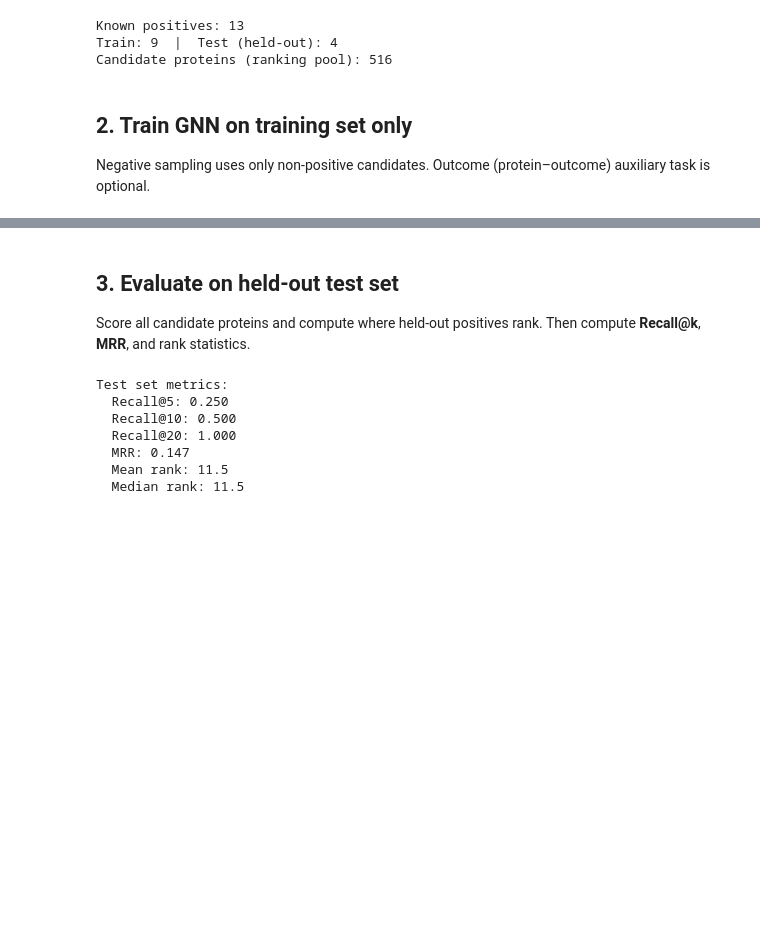
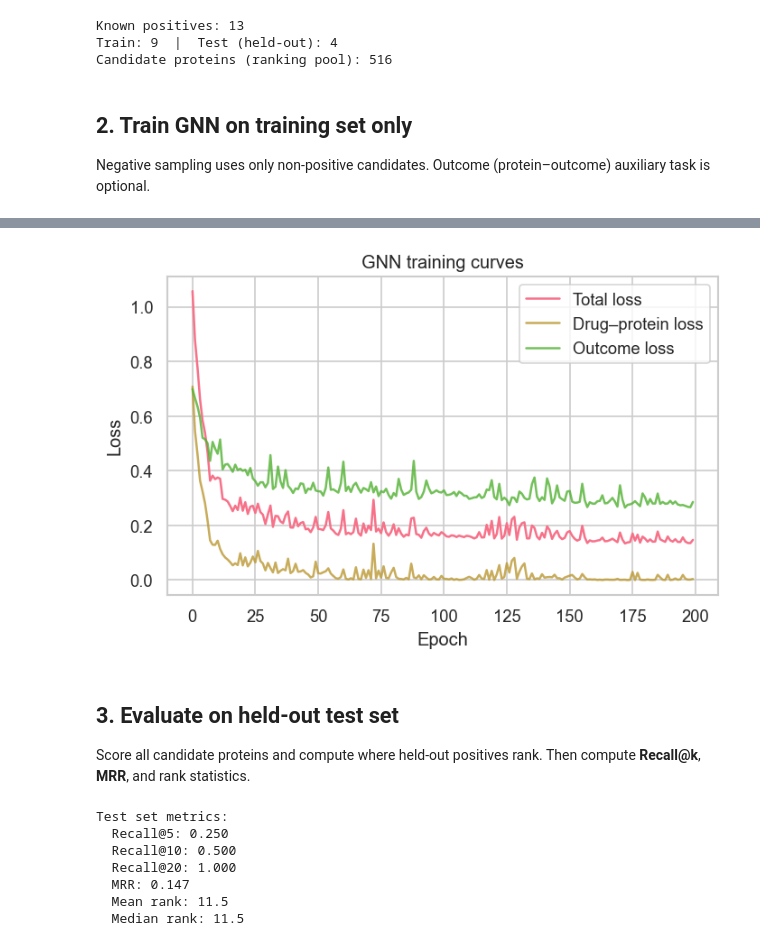
Before and after one commit to Ishaanbal/DSC180B-B23-Knowledge-Graph-and-Biomedical-Ontology, a Jupyter notebook: notebooks/model_eval.ipynb, the cells around one changed output, grey strips where cells are left out. Drawn from its saved outputs; the diff is of its cells as text; code cells hidden in the pictures; blank space fills up the shorter version.

Commit message:
loss curves, model output inspections added

```diff
--- a/notebooks/model_eval.ipynb
+++ b/notebooks/model_eval.ipynb
@@ -126,16 +126,40 @@ if use_outcome_task:
     neg_dst_t = torch.tensor(outcome_neg_dst, dtype=torch.long, device=device)
 
 epochs = 200
+train_losses = []
+outcome_losses = []
+total_losses = []
+
 model.train()
 for epoch in range(epochs):
     optimizer.zero_grad()
     h = model(data_gpu)
-    loss = model.loss_batch(h, drug_idx, pos_tensor, neg_tensor)
+
+    loss_main = model.loss_batch(h, drug_idx, pos_tensor, neg_tensor)
+    loss = loss_main
+    loss_out = None
     if use_outcome_task:
-        loss = loss + 0.5 * model.loss_outcome_batch(h, pos_src_t, pos_dst_t, neg_src_t, neg_dst_t)
+        loss_out = model.loss_outcome_batch(h, pos_src_t, pos_dst_t, neg_src_t, neg_dst_t)
+        loss = loss + 0.5 * loss_out
+
     loss.backward()
     optimizer.step()
+
+    train_losses.append(loss_main.item())
+    if use_outcome_task and loss_out is not None:
+        outcome_losses.append(loss_out.item())
+        total_losses.append(loss.item())
+    else:
+        total_losses.append(loss_main.item())
+
     if (epoch + 1) % 50 == 0 or epoch == 0 or epoch == epochs - 1:
-        print(f"Epoch {epoch+1}/{epochs}, loss = {loss.item():.4f}")
+        if use_outcome_task and loss_out is not None:
+            print(
+                f"Epoch {epoch+1}/{epochs}, main = {loss_main.item():.4f}, "
+                f"outcome = {loss_out.item():.4f}, total = {loss.item():.4f}"
+            )
+        else:
+            print(f"Epoch {epoch+1}/{epochs}, loss = {loss_main.item():.4f}")
+
 print("Training done.")
 # %% [output]
@@ -147,4 +171,20 @@ Epoch 200/200, loss = 0.1469
 Training done.
+# %%
+# GNN training curves
+plt.figure(figsize=(6, 4))
+plt.plot(total_losses, label="Total loss")
+plt.plot(train_losses, label="Drug–protein loss", alpha=0.8)
+if use_outcome_task and len(outcome_losses) == epochs:
+    plt.plot(outcome_losses, label="Outcome loss", alpha=0.8)
+
+plt.xlabel("Epoch")
+plt.ylabel("Loss")
+plt.title("GNN training curves")
+plt.legend()
+plt.tight_layout()
+plt.show()
+# %% [output]
+[figure, added]
 # %% [markdown]
 ## 3. Evaluate on held-out test set
 
```
Also changed, not shown: parts of 4 cells of this notebook.
